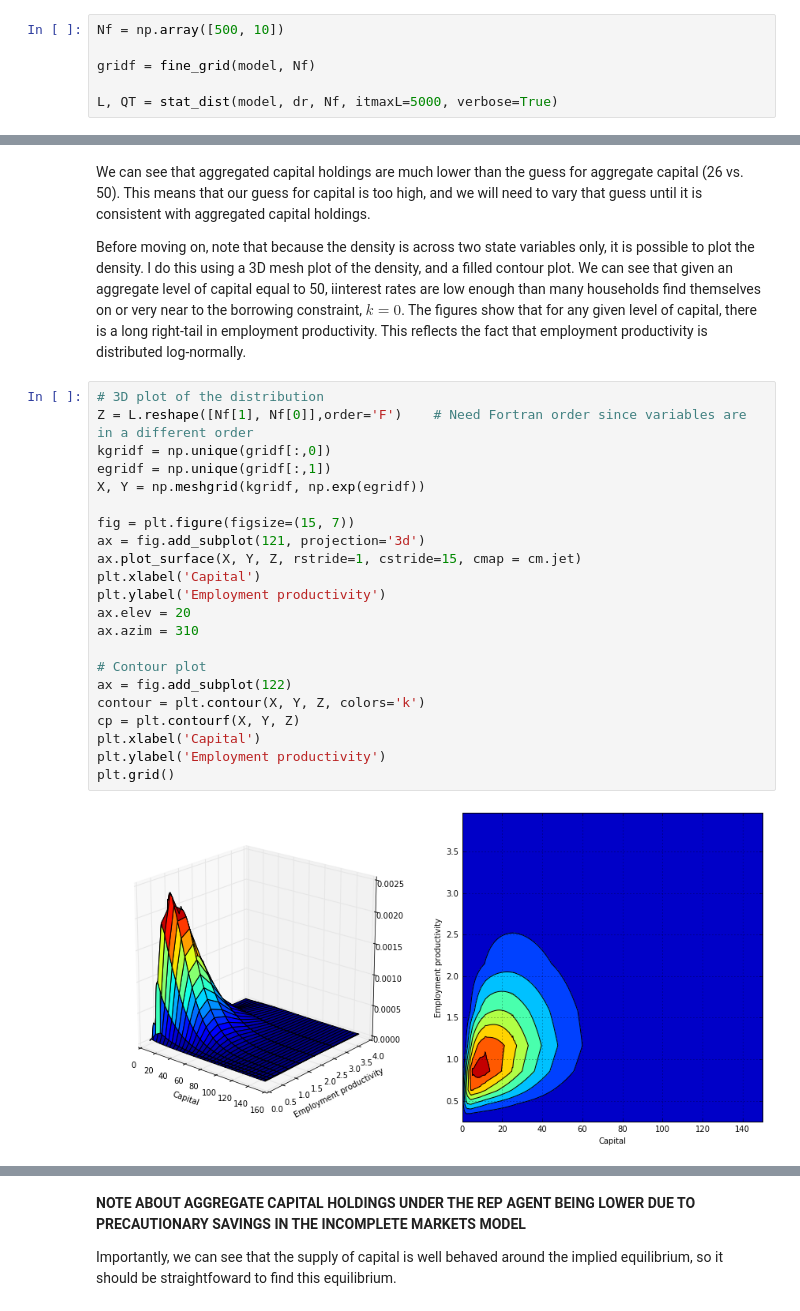
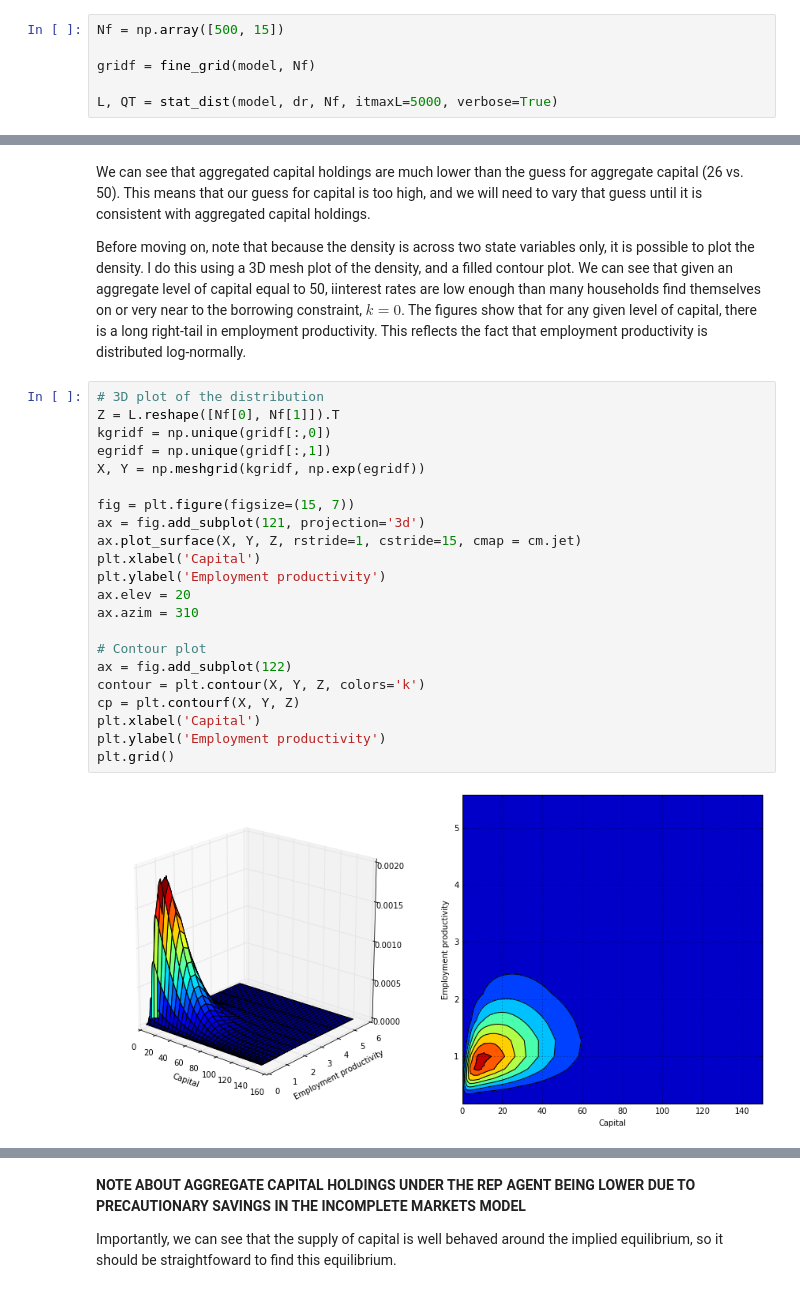
Before and after one commit to jagman88/dolo, a Jupyter notebook: examples/models/het_agents_dolo_CLEAN.ipynb, the cells around one changed output, grey strips where cells are left out. Saved outputs shown, nothing was run; the diff lists cells and outputs as text.

```diff
--- a/examples/models/het_agents_dolo_CLEAN.ipynb
+++ b/examples/models/het_agents_dolo_CLEAN.ipynb
@@ -155,5 +143,5 @@ Helpfully, we can compute the stationary distribution in dolo with the single co
 # %%
-Nf = np.array([500, 10])
+Nf = np.array([500, 15])
 
 gridf = fine_grid(model, Nf)
 
@@ -195,28 +183,28 @@ We can see that aggregated capital holdings are much lower than the guess for ag
 Before moving on, note that because the density is across two state variables only, it is possible to plot the density. I do this using a 3D mesh plot of the density, and a filled contour plot. We can see that given an aggregate level of capital equal to 50, iinterest rates are low enough than many households find themselves on or very near to the borrowing constraint, $k=0$. The figures show that for any given level of capital, there is a long right-tail in employment productivity. This reflects the fact that employment productivity is distributed log-normally.
 # %%
 # 3D plot of the distribution
-Z = L.reshape([Nf[1], Nf[0]],order='F')    # Need Fortran order since variables are in a different order
+Z = L.reshape([Nf[0], Nf[1]]).T
 kgridf = np.unique(gridf[:,0])
 egridf = np.unique(gridf[:,1])
 X, Y = np.meshgrid(kgridf, np.exp(egridf))
 
 fig = plt.figure(figsize=(15, 7))
 ax = fig.add_subplot(121, projection='3d')
 ax.plot_surface(X, Y, Z, rstride=1, cstride=15, cmap = cm.jet)
 plt.xlabel('Capital')
 plt.ylabel('Employment productivity')
 ax.elev = 20
 ax.azim = 310
 
 # Contour plot
 ax = fig.add_subplot(122)
 contour = plt.contour(X, Y, Z, colors='k')
 cp = plt.contourf(X, Y, Z)
 plt.xlabel('Capital')
 plt.ylabel('Employment productivity')
 plt.grid()
 # %% [output]
-[figure, old version]
+[figure, new version]
 # %% [markdown]
 ### Exploring the demand and supply for capital
 
```
Also changed, not shown: parts of 20 cells of this notebook, 2 other files.
